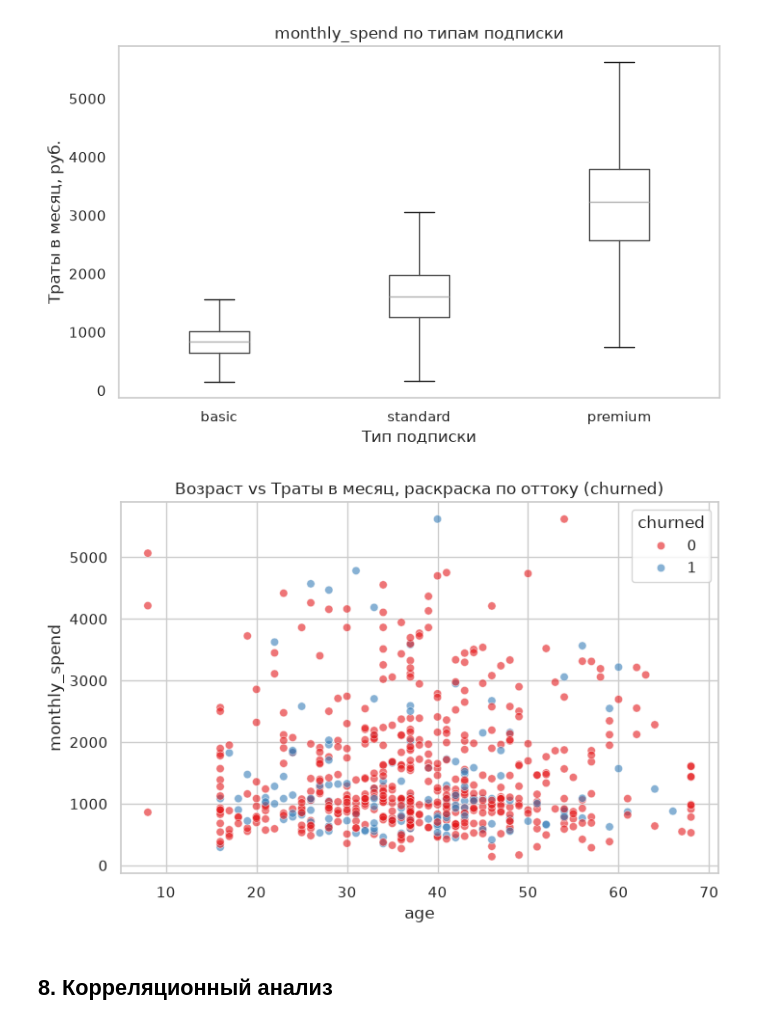
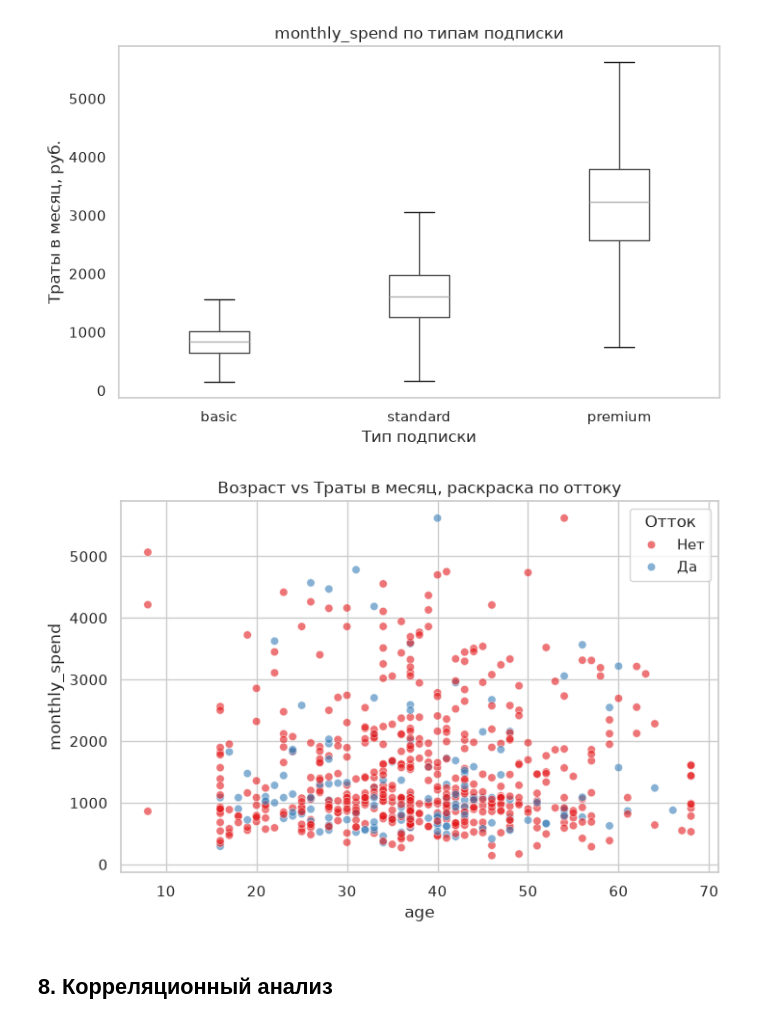
Before and after one commit to LuckyBait/Laba, a Jupyter notebook: laba_data_preprocessing.ipynb, the cells around one changed output. Cells and saved outputs as stored; diff of their text form; code cells hidden in the pictures.

```diff
--- a/laba_data_preprocessing.ipynb
+++ b/laba_data_preprocessing.ipynb
@@ -797,14 +797,19 @@ print(f"Пропуски в 'satisfaction_score' заполнены модой:
 # отзыва, не теряя строку целиком, и позволяет при необходимости отдельно отфильтровать такие записи.
 customers_df["review_text"] = customers_df["review_text"].fillna("Отзыв не оставлен")
 
-# ВАЖНО: столбцы review_text_lower и review_length были построены в разделе 3.8 ИЗ ИСХОДНОГО
-# (ещё не заполненного) review_text, поэтому для строк с пропуском они на тот момент тоже
-# содержали NaN. Простого fillna самого review_text НЕДОСТАТОЧНО — производные от него столбцы
-# нужно пересчитать заново, иначе они останутся рассинхронизированы с уже очищенным review_text
-# (типичная ошибка: забыть, что "производные" признаки не обновляются автоматически вслед
-# за источником). Пересчитываем оба зависимых столбца здесь же, сразу после fillna.
+# ВАЖНО: столбцы review_text_lower, review_length и mentions_recommend были построены в разделе
+# 3.8 ИЗ ИСХОДНОГО (ещё не заполненного) review_text, поэтому для строк с пропуском они на тот
+# момент тоже отражали отсутствующий отзыв. Простого fillna самого review_text НЕДОСТАТОЧНО —
+# производные от него столбцы нужно пересчитать заново, иначе они останутся рассинхронизированы
+# с уже очищенным review_text (типичная ошибка: забыть, что "производные" признаки не обновляются
+# автоматически вслед за источником). Пересчитываем ВСЕ ТРИ зависимых столбца здесь же, сразу
+# после fillna — в частности, mentions_recommend специально пересчитывается заново, а не
+# оставляется как есть: то, что плейсхолдер "Отзыв не оставлен" не содержит подстроку "реко",
+# сейчас лишь случайное совпадение, и полагаться на такую случайность было бы хрупким решением,
+# которое незаметно сломается при любой правке текста плейсхолдера.
 customers_df["review_text_lower"] = customers_df["review_text"].str.lower()
 customers_df["review_length"] = customers_df["review_text"].str.len()
+customers_df["mentions_recommend"] = customers_df["review_text_lower"].str.contains("реко", na=False)
 
 print("Пропуски после обработки:")
 print(customers_df.isnull().sum().sum(), "суммарно пропущенных ячеек осталось в датасете")
@@ -967,13 +996,17 @@ plt.show()
 # %%
 # scatterplot из seaborn: age vs monthly_spend с раскраской по churned. seaborn выбран для этого
 # графика вместо "чистого" matplotlib именно из-за встроенного параметра hue, который автоматически
 # строит цветовую легенду по категориальному признаку — вручную в matplotlib пришлось бы отдельно
-# фильтровать и рисовать каждую группу churned в цикле.
-sns.scatterplot(data=customers_df, x="age", y="monthly_spend", hue="churned", alpha=0.6, palette="Set1")
-plt.title("Возраст vs Траты в месяц, раскраска по оттоку (churned)")
+# фильтровать и рисовать каждую группу churned в цикле. Раскрашиваем именно по churned_label
+# (текстовые "Да"/"Нет" из раздела 3.6), а не по исходному числовому churned — так легенда графика
+# сразу читаема без необходимости помнить, что означают коды 0 и 1; это и есть содержательное
+# применение churned_label, а не просто демонстрация replace() ради самого метода.
+sns.scatterplot(data=customers_df, x="age", y="monthly_spend", hue="churned_label", alpha=0.6, palette="Set1")
+plt.title("Возраст vs Траты в месяц, раскраска по оттоку")
+plt.legend(title="Отток")
 plt.show()
 # %% [output]
-[figure, old version]
+[figure, new version]
 # %% [markdown]
 ## 8. Корреляционный анализ
 # %%
```
Also changed, not shown: parts of 3 cells of this notebook.
